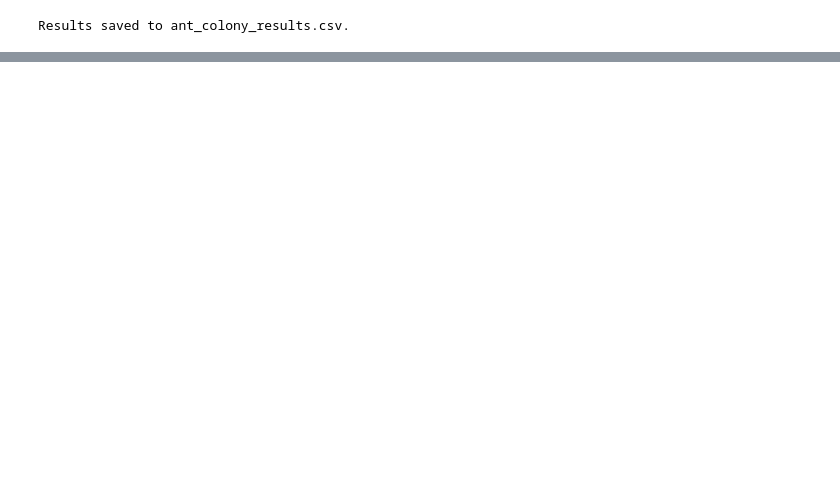
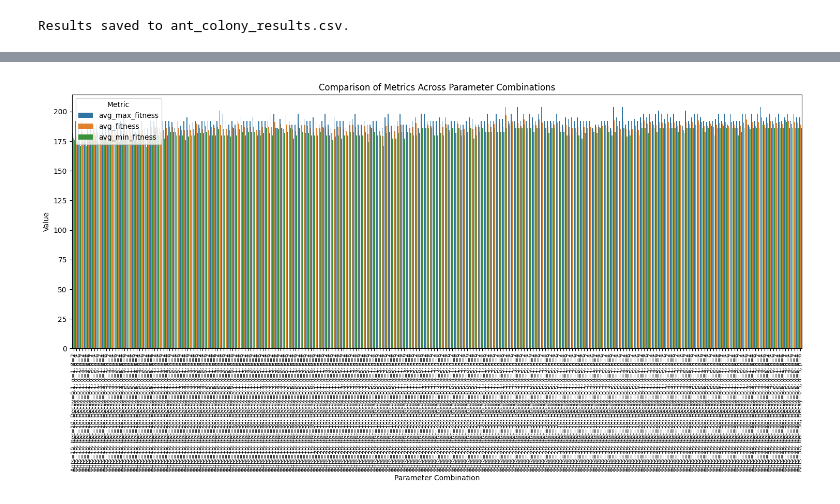
Before and after one commit to mencinas93/Hospital_Scheduling_AOC, a Jupyter notebook: AOC.ipynb, the cells around one changed output, grey strips where cells are left out. Drawn from its saved outputs; the diff is of its cells as text; code cells hidden in the pictures; blank space fills up the shorter version.

```diff
--- a/AOC.ipynb
+++ b/AOC.ipynb
@@ -685,0 +686,26 @@ results_df["combination"] = (
+# %%
+melted_df = results_df.melt(
+    id_vars=["combination"],
+    value_vars=["avg_max_fitness", "avg_fitness", "avg_min_fitness"],
+    var_name="Metric",
+    value_name="Value"
+)
+# %%
+plt.figure(figsize=(15, 8))
+sns.barplot(
+    data=melted_df,
+    x="combination",
+    y="Value",
+    hue="Metric"
+)
+
+# Adjust plot aesthetics
+plt.xticks(rotation=90, fontsize=8)
+plt.title("Comparison of Metrics Across Parameter Combinations")
+plt.xlabel("Parameter Combination")
+plt.ylabel("Value")
+plt.legend(title="Metric")
+plt.tight_layout()
+plt.show()
+# %% [output]
+[figure, added]
```
Also changed, not shown: parts of 18 cells of this notebook.
